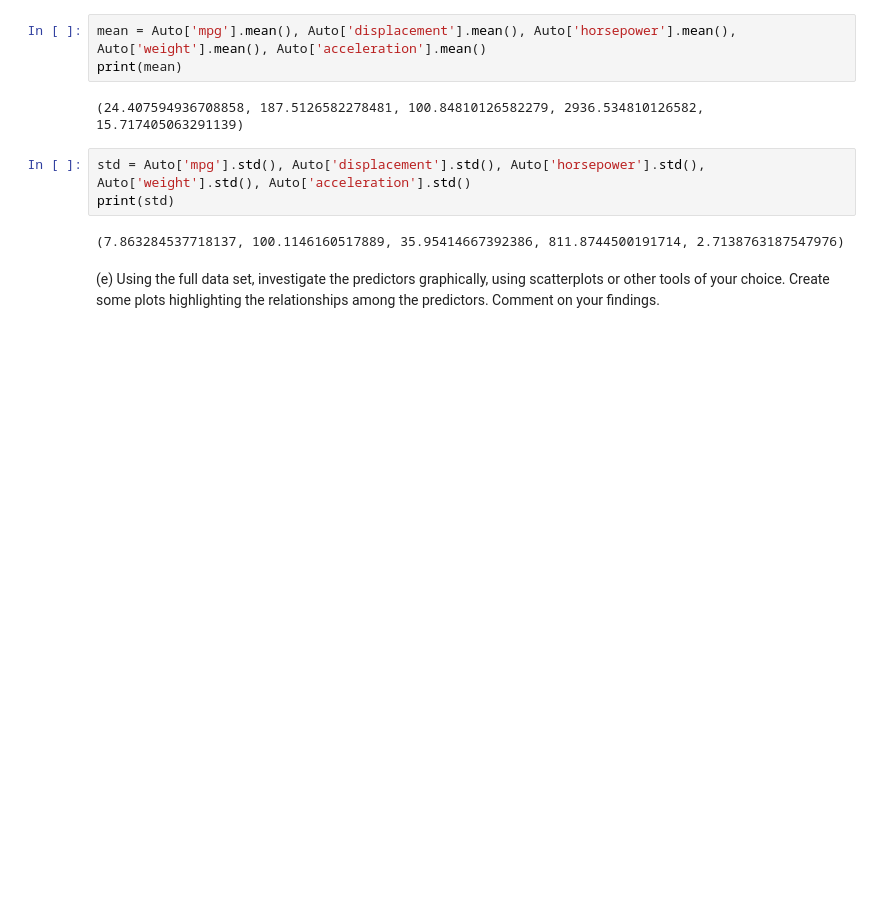
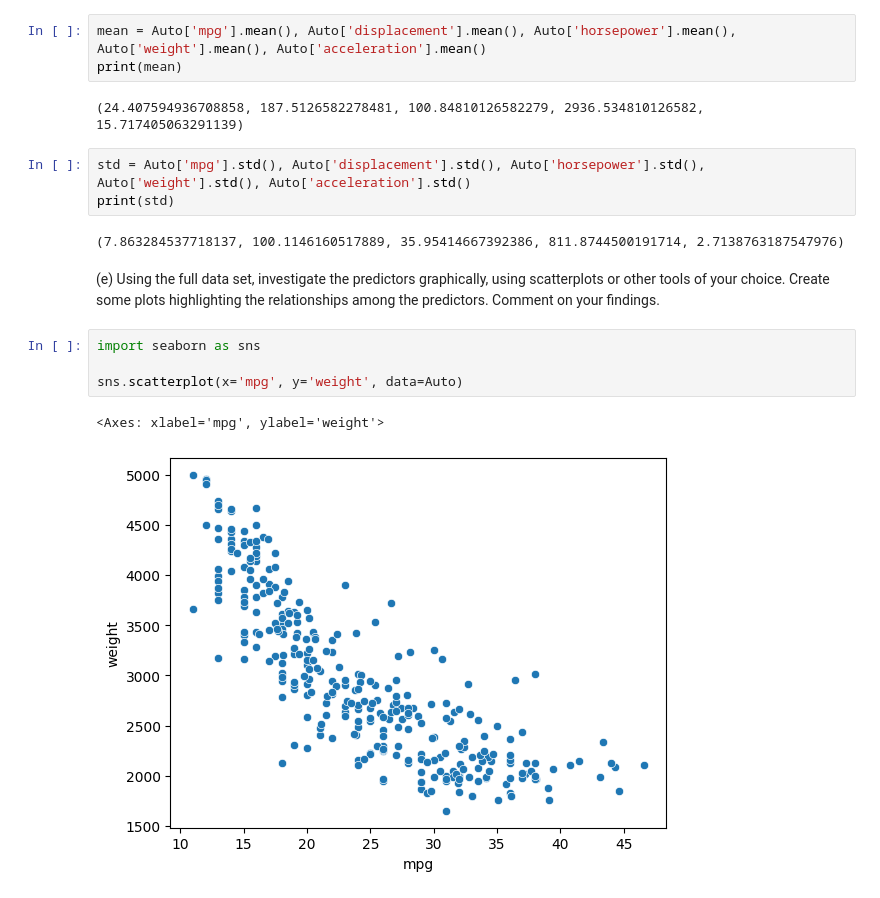
Before and after one commit to neilmartindev/isl, a Jupyter notebook: ch2.ipynb, the cells around one changed output. Saved outputs shown, nothing was run; the diff lists cells and outputs as text; blank space fills up the shorter version.

```diff
--- a/ch2.ipynb
+++ b/ch2.ipynb
@@ -755,3 +755,10 @@ print(std)
 (7.863284537718137, 100.1146160517889, 35.95414667392386, 811.8744500191714, 2.7138763187547976)
 # %% [markdown]
 (e) Using the full data set, investigate the predictors graphically, using scatterplots or other tools of your choice. Create some plots highlighting the relationships among the predictors. Comment on your findings.
+# %%
+import seaborn as sns
+
+sns.scatterplot(x='mpg', y='weight', data=Auto)
+# %% [output]
+<Axes: xlabel='mpg', ylabel='weight'>
+[figure, added]
```
Also changed, not shown: parts of 22 cells of this notebook, 1 other file.
